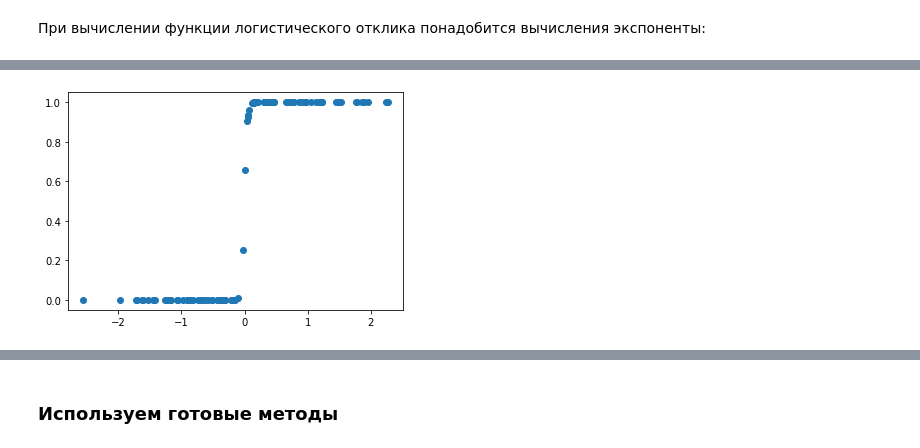
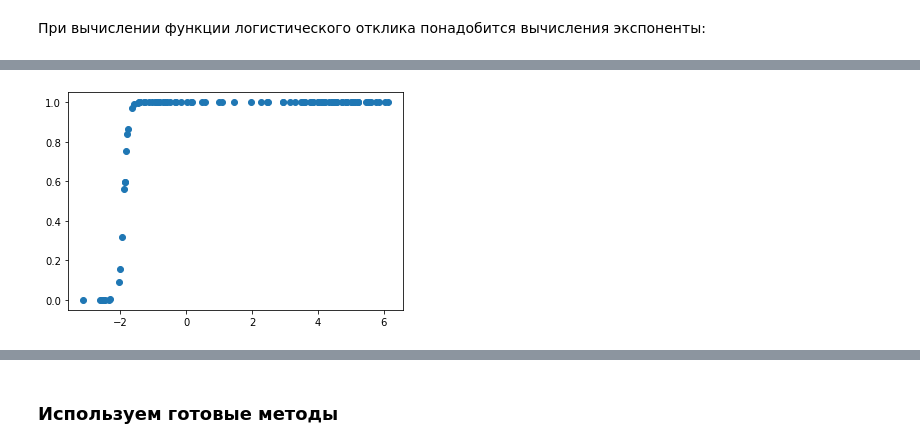
Before and after one commit to dizel0110/netology_machine_learning, a Jupyter notebook: Gradient_descent_LC_LR.ipynb, the cells around one changed output, grey strips where cells are left out. Drawn from its saved outputs; the diff is of its cells as text; code cells hidden in the pictures.

```diff
--- a/Gradient_descent_LC_LR.ipynb
+++ b/Gradient_descent_LC_LR.ipynb
@@ -111,8 +115,8 @@ pylab.show()
 # %%
-#x, y = make_regression(n_samples=100, n_features=1, n_informative=1,
-#                        random_state=0, noise=35)
+x, y = make_regression(n_samples=100, n_features=1, n_informative=1,
+                        random_state=0, noise=35)
 # %%
-#%%time
+%%time
 
-#model.fit( x, y )
+model.fit( x, y )
 # %% [output]
@@ -143,0 +205,5 @@ SGDRegressor(alpha=0.01, average=False, early_stopping=False, epsilon=0.1,
+# %%
+X, y = make_blobs(n_features=2, centers=2)
+plt.figure()
+plt.scatter(X[:, 0], X[:, 1], c=y)
+plt.title('centers = 2')
@@ -162,6 +291,6 @@ def gradient_descent_lr(alpha, x, y, numIterations):
     return theta
 # %%
 %%time
-alpha = 0.000001
-theta = gradient_descent_lr(alpha, x, y, 10000)
+alpha = 0.0001
+theta = gradient_descent_lr(alpha, X, y, 1000)
 # %% [output]
@@ -173,9 +302,10 @@ array([ 0.17551658, 44.83871028])
 # %%
 y_predict = []
-for i in x:
+for i in X:
     y_predict.append(1/(1+exp(-1*(theta[0] + theta[1]*i[1]))))
-pylab.plot(x[:,1],y_predict,'o')
-# pylab.plot(x,y_predict,'k-')
+pylab.plot(X[:,1],y_predict,'o')
+#pylab.plot(x,y_predict,'k-')
+
 pylab.show()
 # %% [output]
-[figure, old version]
+[figure, new version]
```
Also changed, not shown: parts of 37 cells of this notebook.
